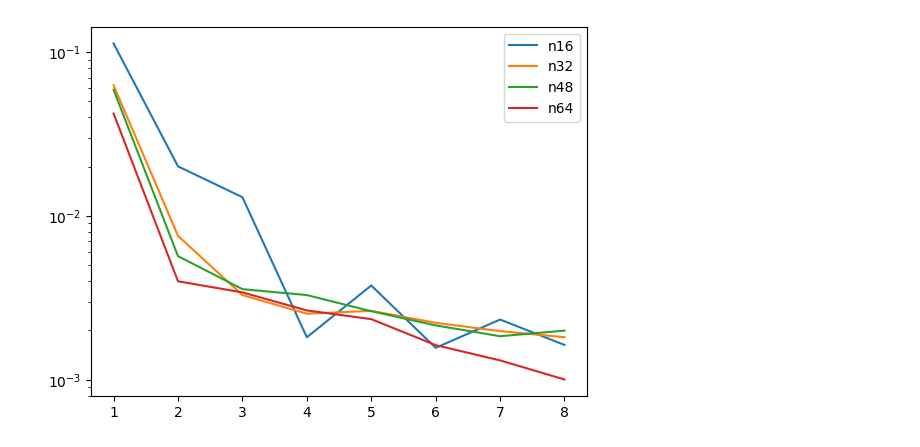
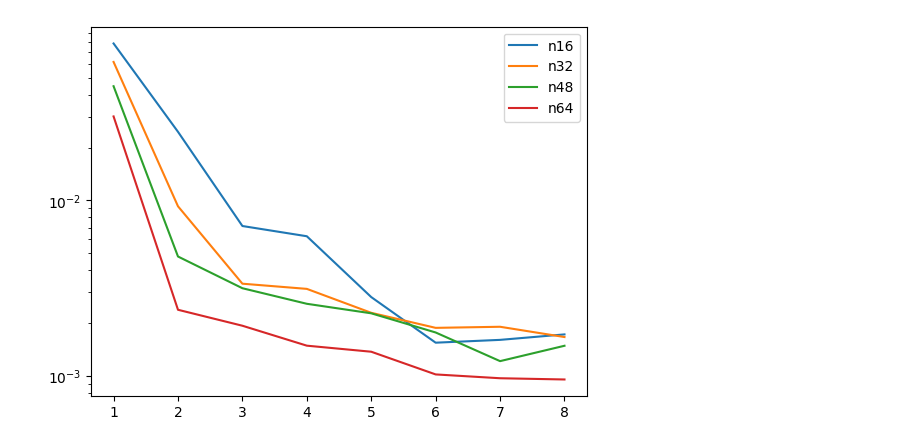
Before and after one commit to AntonXue/tf_logic, a Jupyter notebook: theory_experiments/theory_attack_vs_learned_model.ipynb, the cells around one changed output. Saved outputs shown, nothing was run; the diff lists cells and outputs as text; code cells hidden in the pictures.

```diff
--- a/theory_experiments/theory_attack_vs_learned_model.ipynb
+++ b/theory_experiments/theory_attack_vs_learned_model.ipynb
@@ -55,4 +51,0 @@ def run_one_fact_amensia_attack(
-# %%
-for n in [16, 32, 48, 64]:
-    fa_ret = run_one_fact_amensia_attack(n)
-    print(n, fa_ret["simple_asr"])
@@ -100,4 +118,0 @@ def run_one_suppress_rule_attack(
-# %%
-for n in [16, 32, 48, 64]:
-    sr_ret = run_one_suppress_rule_attack(n)
-    print(n, sr_ret["simple_asr"])
@@ -118,7 +161,7 @@ def run_one_coerce_state_attack(
 ):
     n, bsz = num_props, batch_size
     zn = torch.zeros(bsz, 1, n).to(device)
-    model, _ = load_model_and_dataset(n, 1, models_dir, do_layer_norm=do_ln)
+    model, _ = load_model_and_dataset(n, 2*n, 1, models_dir)
     model.eval().to(device)
     variance = []
     dataloader = DataLoader(CoerceStateDataset(n, num_samples*bsz), bsz)
@@ -137,24 +180,22 @@ def run_one_coerce_state_attack(
         pred = (model(all_tokens).logits[:,0] > 0).long() # Only care about 1-step
         variance.append(pred.float().var(dim=0).mean().item())
         if verbose:
-            pbar.set_description(
-                f"n {num_props}, kappa {kappa}, var {torch.tensor(variance).mean():.3f}"
-            )
+            pbar.set_description(f"n {num_props}, kappa {kappa}, var {torch.tensor(variance).mean():.3f}")
 
-    return {"variance": torch.tensor(variance).mean().item()}
+    return {"var": torch.tensor(variance).mean().item()}
 # %%
 cs_kappas = list(range(1,9))
-cs_ret_16 = [run_one_coerce_state_attack(16, kappa) for kappa in cs_kappas]
-cs_ret_32 = [run_one_coerce_state_attack(32, kappa) for kappa in cs_kappas]
-cs_ret_48 = [run_one_coerce_state_attack(48, kappa) for kappa in cs_kappas]
-cs_ret_64 = [run_one_coerce_state_attack(64, kappa) for kappa in cs_kappas]
+cs_ret_16 = [run_one_coerce_state_attack(16, k) for k in cs_kappas]
+cs_ret_32 = [run_one_coerce_state_attack(32, k) for k in cs_kappas]
+cs_ret_48 = [run_one_coerce_state_attack(48, k) for k in cs_kappas]
+cs_ret_64 = [run_one_coerce_state_attack(64, k) for k in cs_kappas]
 # %%
 plt.clf()
-plt.plot(cs_kappas, [r["variance"] for r in cs_ret_16], label="n16")
-plt.plot(cs_kappas, [r["variance"] for r in cs_ret_32], label="n32")
-plt.plot(cs_kappas, [r["variance"] for r in cs_ret_48], label="n48")
-plt.plot(cs_kappas, [r["variance"] for r in cs_ret_64], label="n64")
+plt.plot(cs_kappas, [r["var"] for r in cs_ret_16], label="n16")
+plt.plot(cs_kappas, [r["var"] for r in cs_ret_32], label="n32")
+plt.plot(cs_kappas, [r["var"] for r in cs_ret_48], label="n48")
+plt.plot(cs_kappas, [r["var"] for r in cs_ret_64], label="n64")
 plt.legend(loc="upper right")
 plt.yscale("log")
 # %% [output]
-[figure, old version]
+[figure, new version]
```
Also changed, not shown: parts of 8 cells of this notebook, 9 other files.
